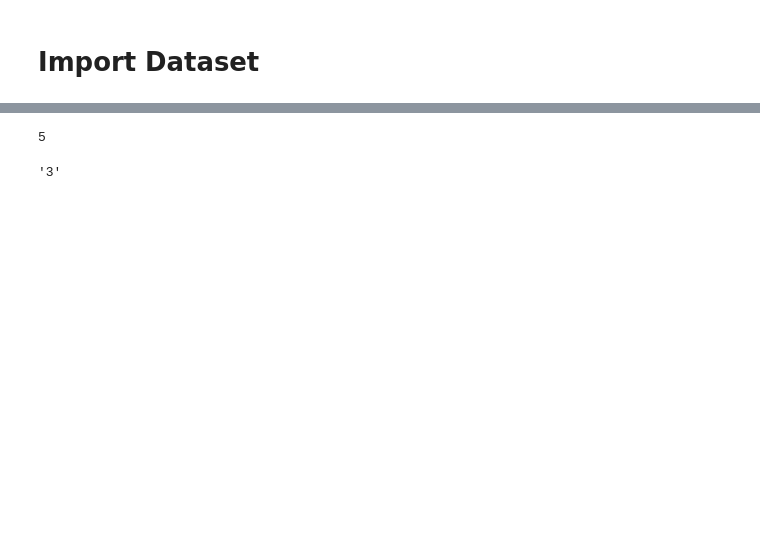
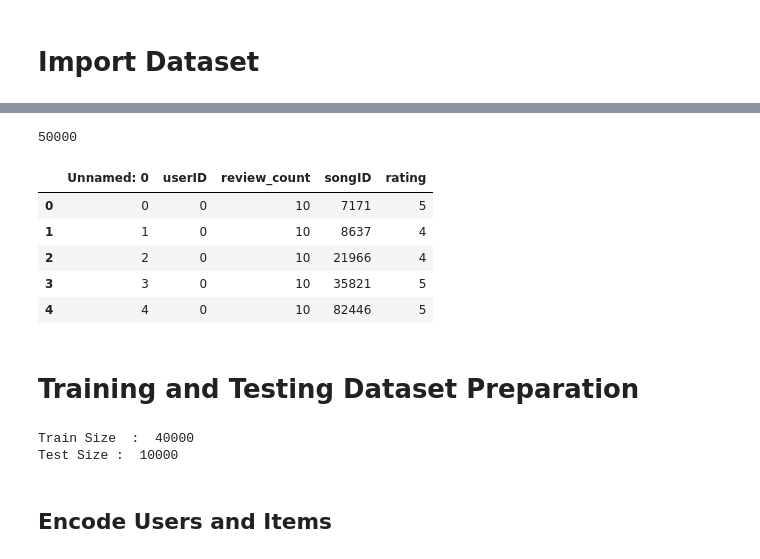
Before and after one commit to sugiyem/dsa4212, a Jupyter notebook: colab-filter/bipartite-graph/main.ipynb, the cells around one changed output, grey strips where cells are left out. Cells and saved outputs as stored; diff of their text form; code cells hidden in the pictures; blank space fills up the shorter version.

```diff
--- a/colab-filter/bipartite-graph/main.ipynb
+++ b/colab-filter/bipartite-graph/main.ipynb
@@ -10,0 +25,13 @@ spark = SparkSession.builder.appName('Song_Review_Analysis') \
+# %%
+import pandas as pd
+pd.set_option('display.max_colwidth', None)
+
+import matplotlib.pyplot as plt
+import numpy as np
+import torch
+from sklearn.model_selection import train_test_split
+from sklearn import preprocessing as pp
+
+import models
+import parameters
+import utils
@@ -134,8 +52,0 @@ only showing top 20 rows
-# %%
-final_data.agg({"review_count": "min"}).collect()[0][0]
-# %% [output]
-5
-# %%
-final_data.agg({"rating": "min"}).collect()[0][0]
-# %% [output]
-'3'
@@ -143,0 +53,15 @@ final_data.write.csv("preprocessed_songsDataset.csv")
+# %%
+#df = pd.read_csv("dataset/preprocessed_songsDataset.csv")
+df = pd.read_csv("sample_songsDataset.csv")
+print(len(df))
+display(df.head(5))
+# %% [output]
+50000
+|  | Unnamed: 0 | userID | review_count | songID | rating |
+| 0 | 0 | 0 | 10 | 7171 | 5 |
+| 1 | 1 | 0 | 10 | 8637 | 4 |
+| 2 | 2 | 0 | 10 | 21966 | 4 |
+| 3 | 3 | 0 | 10 | 35821 | 5 |
+| 4 | 4 | 0 | 10 | 82446 | 5 |
+# %% [markdown]
+# Training and Testing Dataset Preparation
@@ -143,0 +73,8 @@ final_data.write.csv("preprocessed_songsDataset.csv")
+# %%
+print("Train Size  : ", len(train_df))
+print("Test Size : ", len (test_df))
+# %% [output]
+Train Size  :  40000
+Test Size :  10000
+# %% [markdown]
+## Encode Users and Items
```
Also changed, not shown: parts of 49 cells of this notebook, 1 other file.
